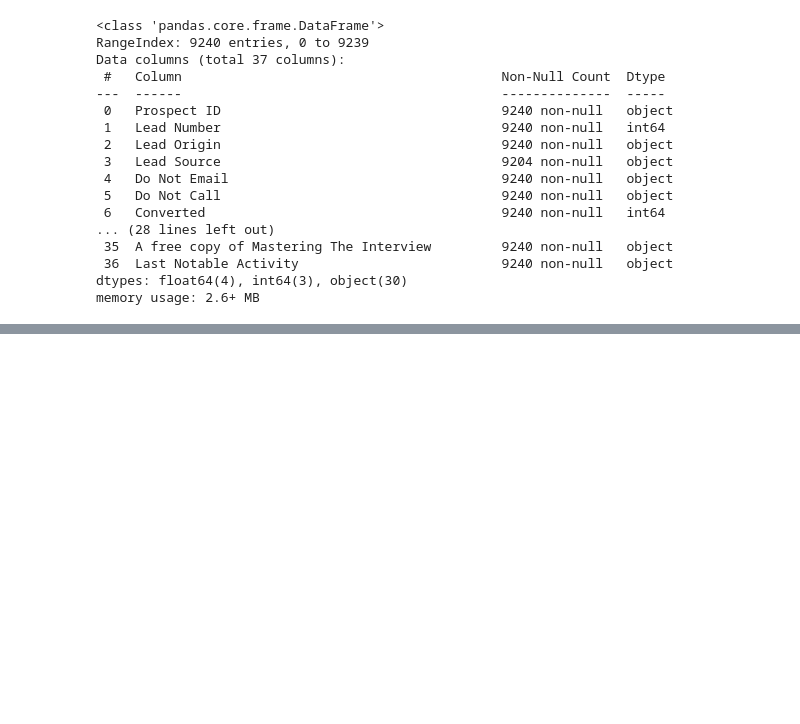
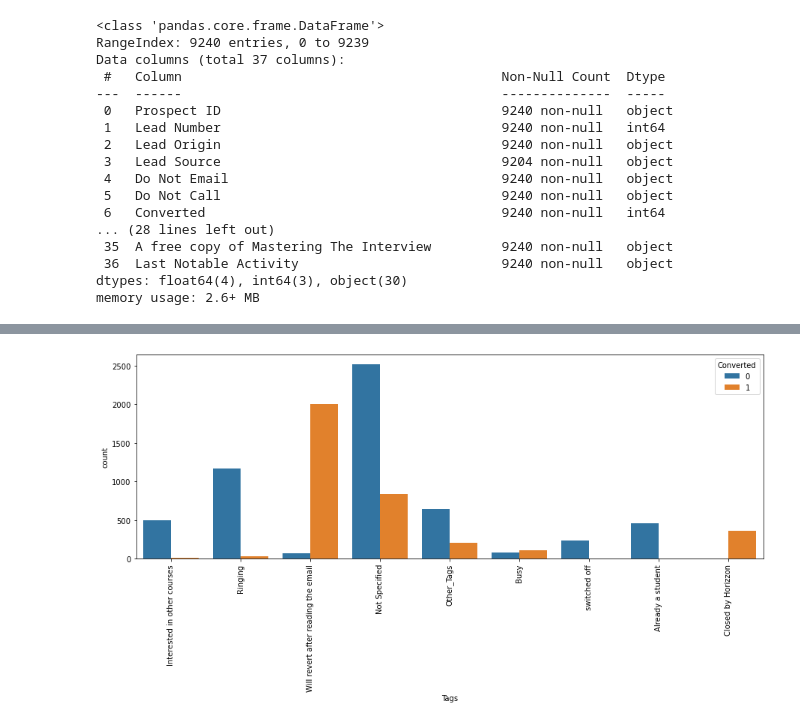
Before and after one commit to abhiramsb/Logistic_Regression-LeadScoring_CaseStudy, a Jupyter notebook: Lead_Scoring_CaseStudy.ipynb, the cells around one changed output, grey strips where cells are left out. Cells and saved outputs as stored; diff of their text form; code cells hidden in the pictures; blank space fills up the shorter version.

```diff
--- a/Lead_Scoring_CaseStudy.ipynb
+++ b/Lead_Scoring_CaseStudy.ipynb
@@ -198,0 +197,3 @@ cols_to_drop.append('What matters most to you in choosing a course')
+# %%
+leads["Country"].fillna(value='India', inplace=True)
+leads["Country"].value_counts(dropna=False, normalize=True)
@@ -198,0 +220,2 @@ cols_to_drop.append('What matters most to you in choosing a course')
+# %%
+leads.drop('Country', axis=1,inplace=True)
@@ -198,0 +245,3 @@ cols_to_drop.append('What matters most to you in choosing a course')
+# %%
+leads["Tags"].fillna(value='Not Specified', inplace=True)
+leads["Tags"].value_counts(dropna=False, normalize=True)
@@ -198,0 +266,4 @@ cols_to_drop.append('What matters most to you in choosing a course')
+# %%
+#We have too many values. For ease of analysis, let us bucket all of the values occuring less than 2% into one category - Other Tags
+leads['Tags'] = leads['Tags'].replace(['In confusion whether part time or DLP','in touch with EINS','Diploma holder (Not Eligible)','Approached upfront','Graduation in progress','number not provided','opp hangup','Still Thinking','Lost to Others','Shall take in the next coming month','Lateral student','Interested in Next batch','Recognition issue (DEC approval)','Want to take admission but has financial problems','University not recognized','Not doing further education','invalid number','wrong number given','Interested  in full time MBA', 'Other_Tags','Lost to EINS'], 'Other_Tags')
+leads["Tags"].value_counts(dropna=False, normalize=True)
@@ -198,0 +281,8 @@ cols_to_drop.append('What matters most to you in choosing a course')
+# %%
+#Let us visualize the variable based against converted values
+plt.figure(figsize=(15,5))
+s1=sns.countplot(leads['Tags'], hue=leads.Converted)
+s1.set_xticklabels(s1.get_xticklabels(),rotation=90)
+plt.show()
+# %% [output]
+[figure, added]
```
Also changed, not shown: parts of 182 cells of this notebook.
